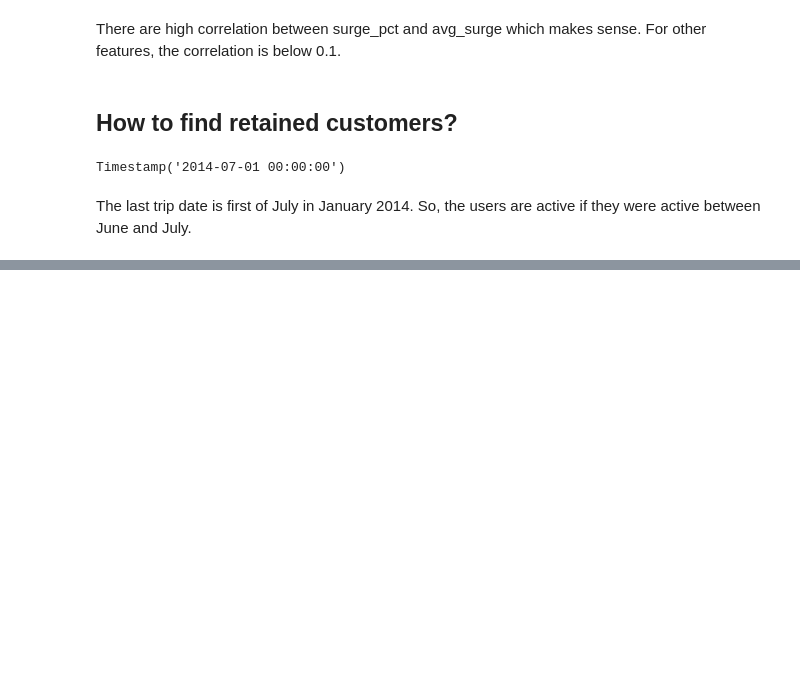
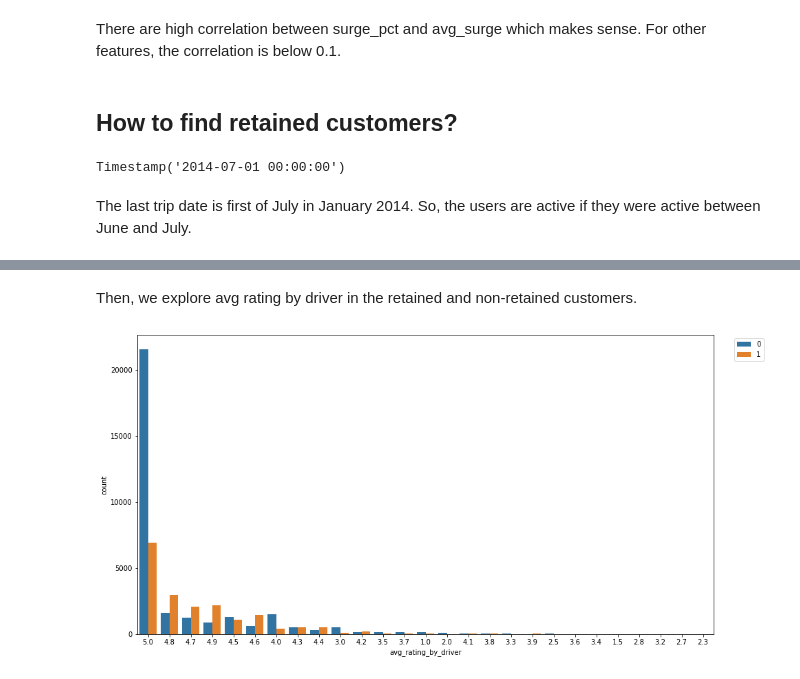
Before and after one commit to Marmar8001/Ultimate-Takehome-Challange, a Jupyter notebook: ultimate.ipynb, the cells around one changed output, grey strips where cells are left out. Cells and saved outputs as stored; diff of their text form; code cells hidden in the pictures; blank space fills up the shorter version.

```diff
--- a/ultimate.ipynb
+++ b/ultimate.ipynb
@@ -327,3 +338,5 @@ df.head()
 | 2 | Astapor | 3 | 2014-01-06 | 4.3 | 1.00 | 2014-01-07 | iPhone | ... |
 | 3 | King's Landing | 9 | 2014-01-10 | 4.6 | 1.14 | 2014-06-29 | iPhone | ... |
 | 4 | Winterfell | 14 | 2014-01-27 | 4.4 | 1.19 | 2014-03-15 | Android | ... |
+# %%
+df.drop(['signup_date','last_trip_date'], axis=1, inplace=True)
@@ -329,0 +472,9 @@ df.head()
+# %% [markdown]
+Then, we explore avg rating by driver in the retained and non-retained customers.
+# %%
+plt.figure(figsize=(15,8))
+
+ax = sns.countplot(x="avg_rating_by_driver", hue="retained", data=df, order = df['avg_rating_by_driver'].value_counts().index)
+ax.legend(bbox_to_anchor= (1.03, 1)) ;
+# %% [output]
+[figure, added]
```
Also changed, not shown: parts of 42 cells of this notebook, 1 other file.
